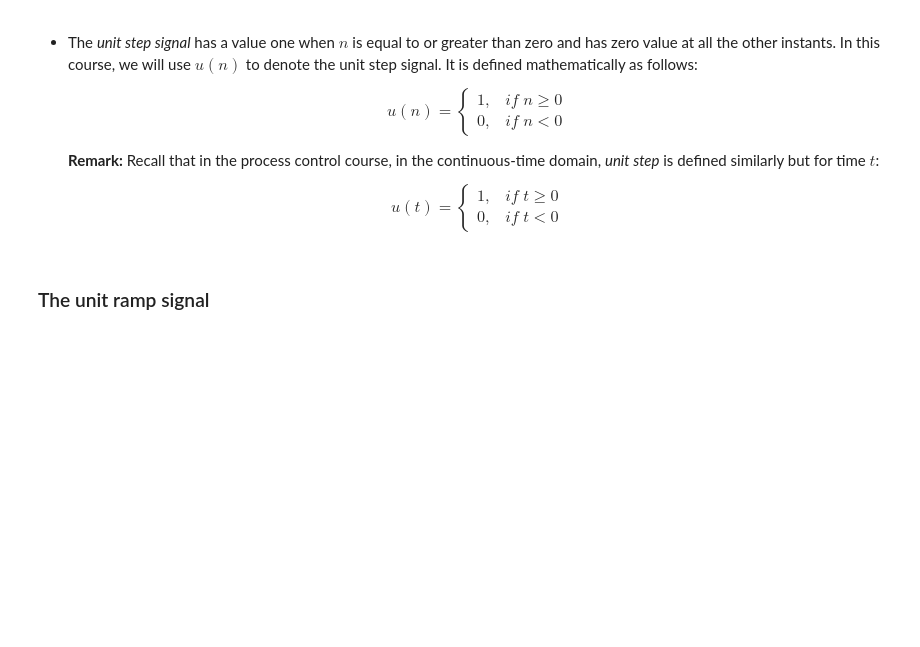
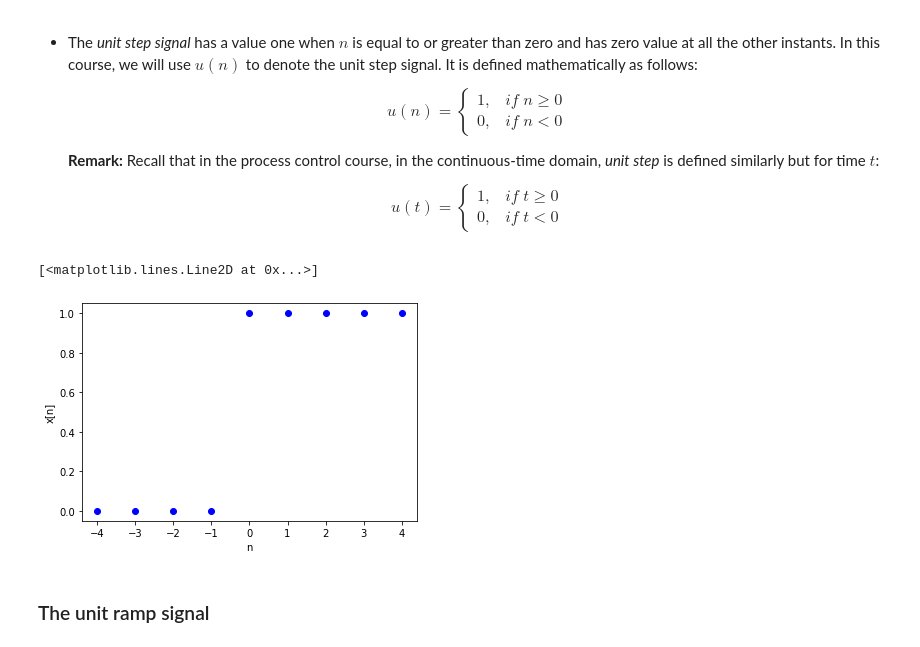
Before and after one commit to stevand/W20-CHE573, a Jupyter notebook: 01-intro.ipynb, the cells around one changed output. Cells and saved outputs as stored; diff of their text form; code cells hidden in the pictures; blank space fills up the shorter version.

```diff
--- a/01-intro.ipynb
+++ b/01-intro.ipynb
@@ -238,6 +225,28 @@ which is the average of the energy of the signal over the entire time range. In
     **Remark:** Recall that in the process control course, in the continuous-time domain, *unit step* is defined similarly but for time $t$:
 
     $$u(t)=\left\{\begin{array}{cc}1, & if\; t\geq0 \\ 0, & if\; t<0\end{array}\right.$$
+# %%
+import matplotlib.pyplot as plt
+import numpy as np
+import math
+
+
+n=np.linspace(-4,4,9)
+x=np.zeros(len(n))
+
+for i in range (0,len(n)):
+      if  n[i]>= 0:
+        x[i]=1
+      else:
+        x[i]=0
+
+plt.xlabel('n')
+plt.ylabel('x[n]')
+plt.xticks(n)
+plt.plot(n,x,'bo')
+# %% [output]
+[<matplotlib.lines.Line2D at 0x...>]
+[figure, added]
 # %% [markdown]
 ### The unit ramp signal
 # %% [markdown]
```
Also changed, not shown: parts of 17 cells of this notebook.
